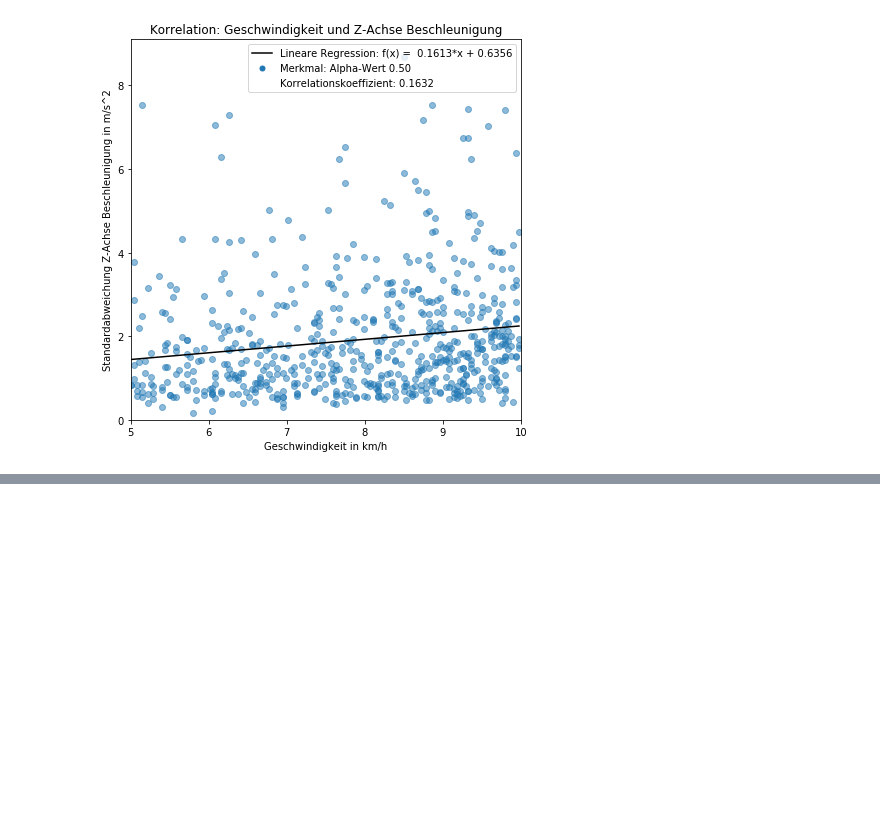
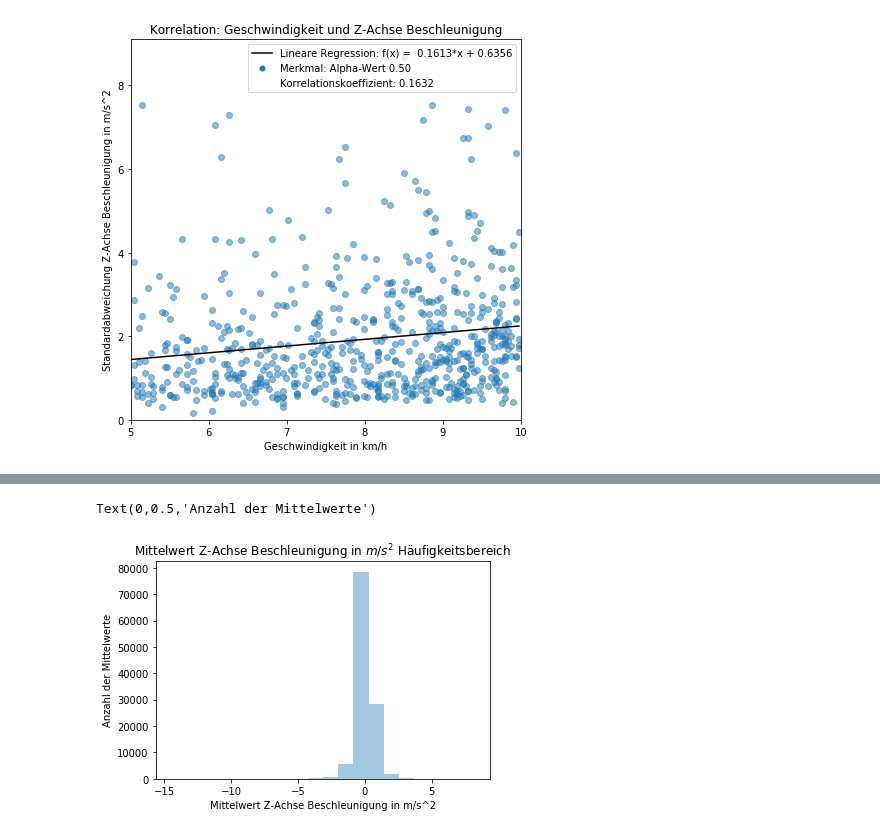
Before and after one commit to SandGreif/FahrradwegeKlassifizierung, a Jupyter notebook: datenvisualisierung/regressionAnalysis.ipynb, the cells around one changed output, grey strips where cells are left out. Cells and saved outputs as stored; diff of their text form; code cells hidden in the pictures; blank space fills up the shorter version.

```diff
--- a/datenvisualisierung/regressionAnalysis.ipynb
+++ b/datenvisualisierung/regressionAnalysis.ipynb
@@ -437,0 +424,7 @@ featuresDf['Geschwindigkeit in km/h'].mean()
+# %%
+plt.title("Mittelwert Z-Achse Beschleunigung in $m/s^2$ Häufigkeitsbereich")
+sns.distplot(featuresDf['Mittelwert Z-Achse Beschleunigung in m/s^2'], bins=20, kde=False)
+plt.ylabel('Anzahl der Mittelwerte')
+# %% [output]
+Text(0,0.5,'Anzahl der Mittelwerte')
+[figure, added]
```
Also changed, not shown: parts of 22 cells of this notebook.
